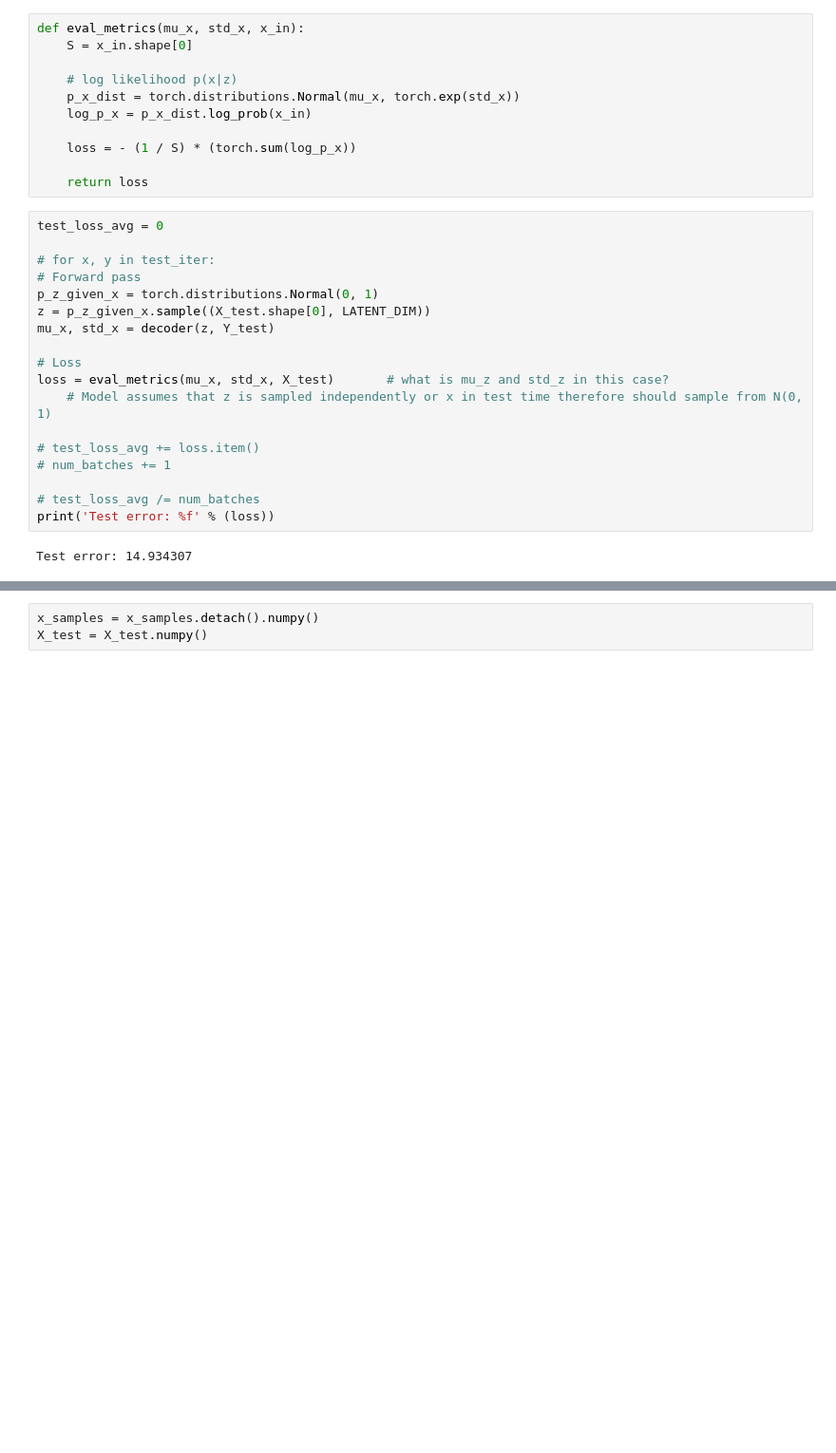
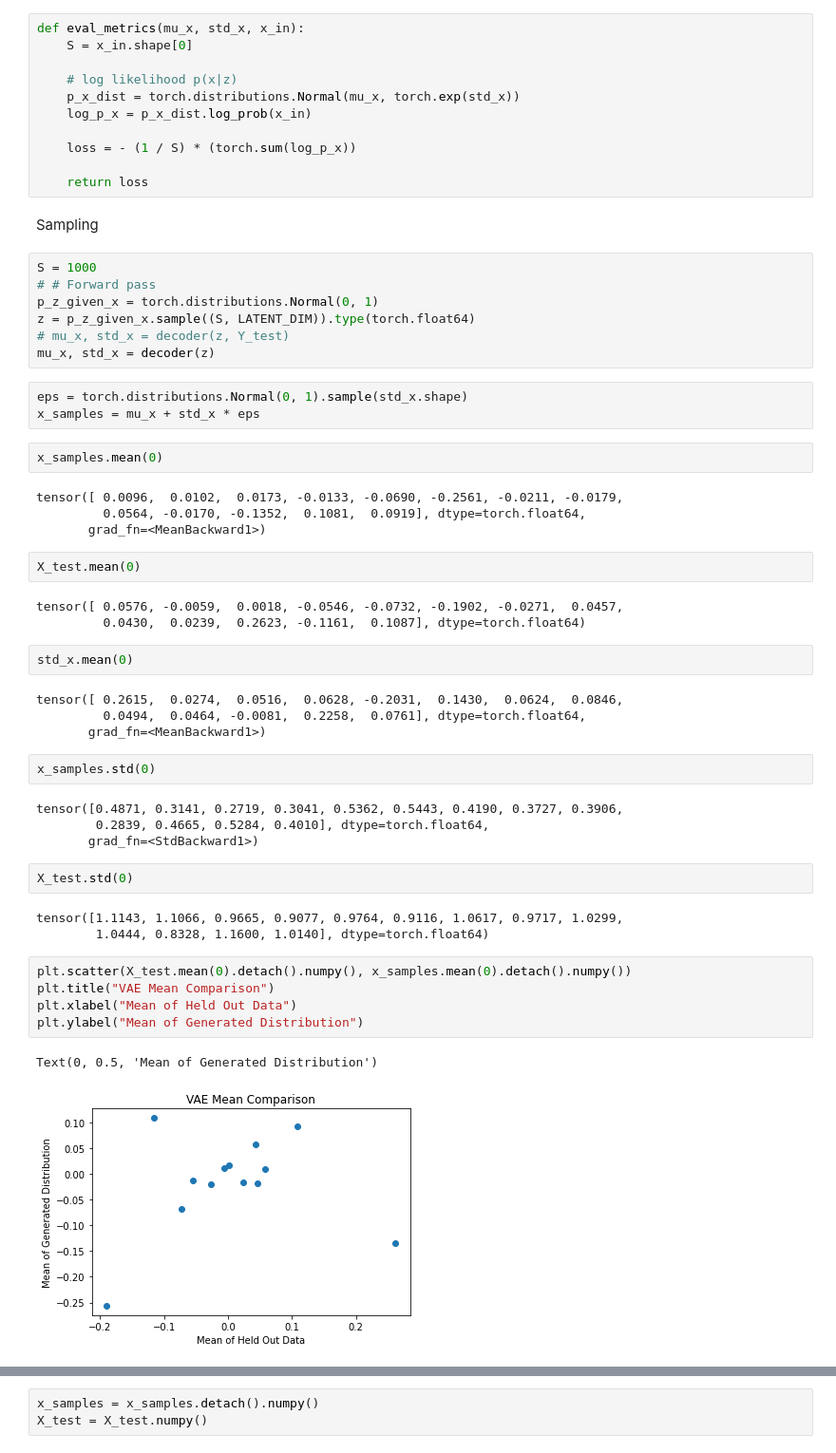
Before and after one commit to sunyunlee/cgan-cvae-tut, a Jupyter notebook: cVAE/cvae.ipynb, the cells around one changed output, grey strips where cells are left out. Shown at 95% size. Drawn from its saved outputs; the diff is of its cells as text; blank space fills up the shorter version.

```diff
--- a/cVAE/cvae.ipynb
+++ b/cVAE/cvae.ipynb
@@ -239,23 +274,51 @@ def eval_metrics(mu_x, std_x, x_in):
     loss = - (1 / S) * (torch.sum(log_p_x))
 
     return loss
-# %%
-test_loss_avg = 0
-
-# for x, y in test_iter:
-# Forward pass
-p_z_given_x = torch.distributions.Normal(0, 1)
-z = p_z_given_x.sample((X_test.shape[0], LATENT_DIM))
-mu_x, std_x = decoder(z, Y_test)
-
-# Loss
-loss = eval_metrics(mu_x, std_x, X_test)       # what is mu_z and std_z in this case?
-    # Model assumes that z is sampled independently or x in test time therefore should sample from N(0, 1)
-
-# test_loss_avg += loss.item()
-# num_batches += 1
-
-# test_loss_avg /= num_batches
-print('Test error: %f' % (loss))
-# %% [output]
-Test error: 14.934307
+# %% [markdown]
+Sampling
+# %%
+S = 1000
+# # Forward pass
+p_z_given_x = torch.distributions.Normal(0, 1)
+z = p_z_given_x.sample((S, LATENT_DIM)).type(torch.float64)
+# mu_x, std_x = decoder(z, Y_test)
+mu_x, std_x = decoder(z)
+# %%
+eps = torch.distributions.Normal(0, 1).sample(std_x.shape)
+x_samples = mu_x + std_x * eps
+# %%
+x_samples.mean(0)
+# %% [output]
+tensor([ 0.0096,  0.0102,  0.0173, -0.0133, -0.0690, -0.2561, -0.0211, -0.0179,
+         0.0564, -0.0170, -0.1352,  0.1081,  0.0919], dtype=torch.float64,
+       grad_fn=<MeanBackward1>)
+# %%
+X_test.mean(0)
+# %% [output]
+tensor([ 0.0576, -0.0059,  0.0018, -0.0546, -0.0732, -0.1902, -0.0271,  0.0457,
+         0.0430,  0.0239,  0.2623, -0.1161,  0.1087], dtype=torch.float64)
+# %%
+std_x.mean(0)
+# %% [output]
+tensor([ 0.2615,  0.0274,  0.0516,  0.0628, -0.2031,  0.1430,  0.0624,  0.0846,
+         0.0494,  0.0464, -0.0081,  0.2258,  0.0761], dtype=torch.float64,
+       grad_fn=<MeanBackward1>)
+# %%
+x_samples.std(0)
+# %% [output]
+tensor([0.4871, 0.3141, 0.2719, 0.3041, 0.5362, 0.5443, 0.4190, 0.3727, 0.3906,
+        0.2839, 0.4665, 0.5284, 0.4010], dtype=torch.float64,
+       grad_fn=<StdBackward1>)
+# %%
+X_test.std(0)
+# %% [output]
+tensor([1.1143, 1.1066, 0.9665, 0.9077, 0.9764, 0.9116, 1.0617, 0.9717, 1.0299,
+        1.0444, 0.8328, 1.1600, 1.0140], dtype=torch.float64)
+# %%
+plt.scatter(X_test.mean(0).detach().numpy(), x_samples.mean(0).detach().numpy())
+plt.title("VAE Mean Comparison")
+plt.xlabel("Mean of Held Out Data")
+plt.ylabel("Mean of Generated Distribution")
+# %% [output]
+Text(0, 0.5, 'Mean of Generated Distribution')
+[figure, added]
```
Also changed, not shown: parts of 16 cells of this notebook, 1 other file.
